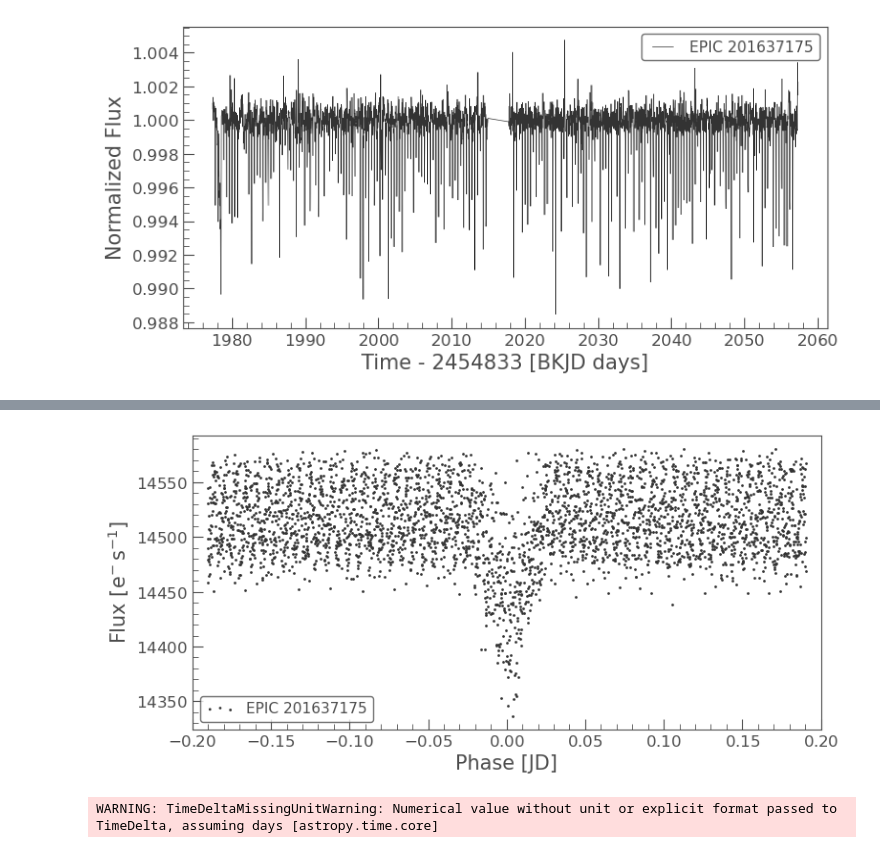
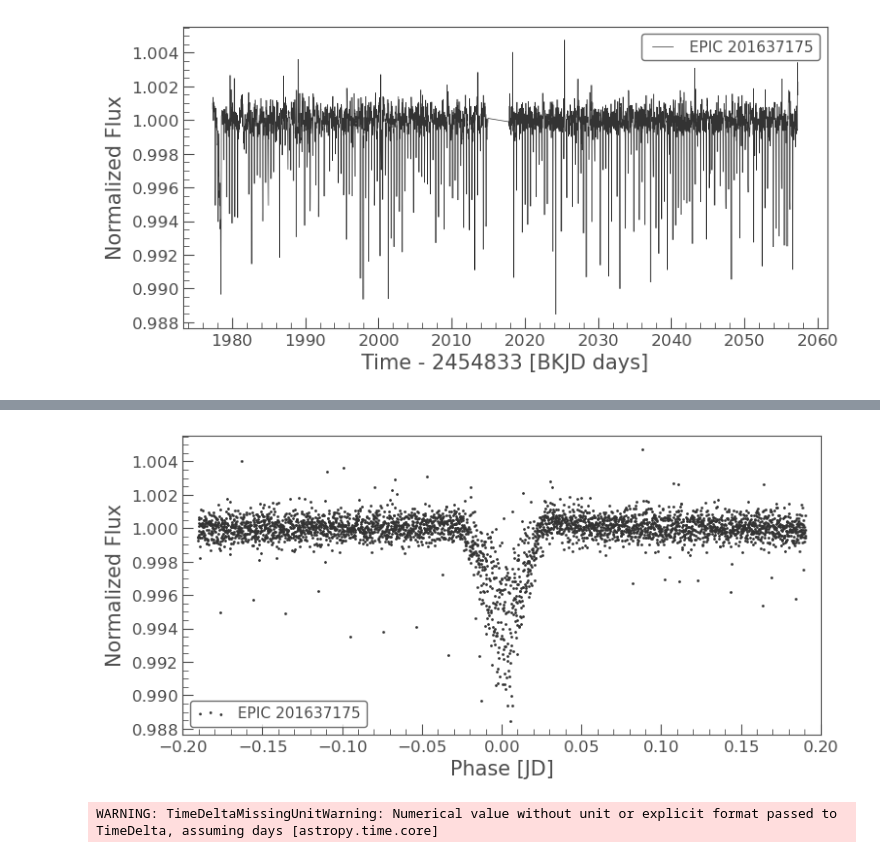
Before and after one commit to psi-dirac/psi-planet-disintegration, a Jupyter notebook: K2-22b/Re-created plots.ipynb, the cells around one changed output, grey strips where cells are left out. Drawn from its saved outputs; the diff is of its cells as text; code cells hidden in the pictures.

Commit message:
Add files via upload
Fixed plots

```diff
--- a/K2-22b/Re-created plots.ipynb
+++ b/K2-22b/Re-created plots.ipynb
@@ -69,10 +40,10 @@ plt.show()
 # %%
-lc_folded = lc.fold(period = 9.1457/24, epoch_time = 1978.12)
+lc_folded = lc_flat.fold(period = 9.1457/24, epoch_time = 1978.12)
 lc_folded.scatter()
 plt.xlim(-0.2,0.2)
 plt.show()
 # %% [output]
-[figure, old version]
+[figure, new version]
 # %%
 P = 9.1457/24
 T0 = 1978.12
```
Also changed, not shown: parts of 2 cells of this notebook.
